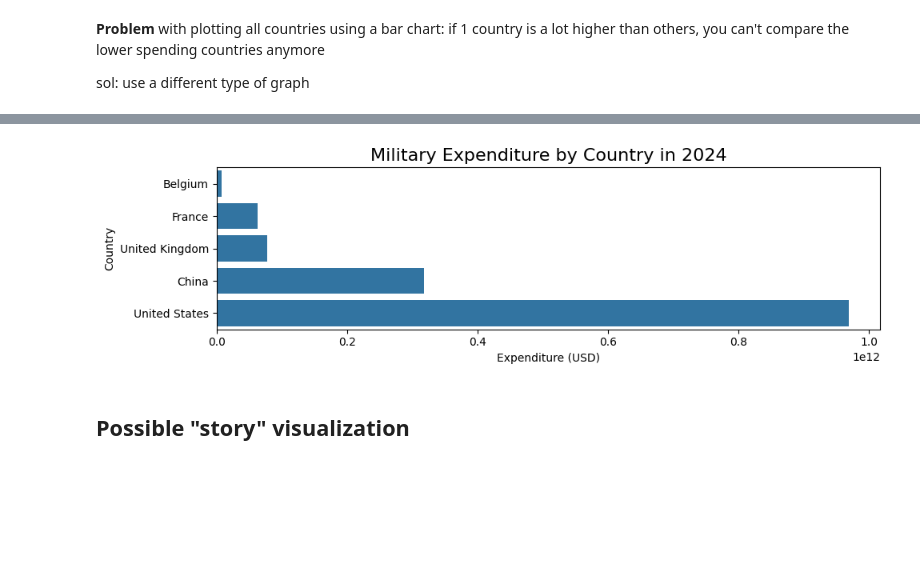
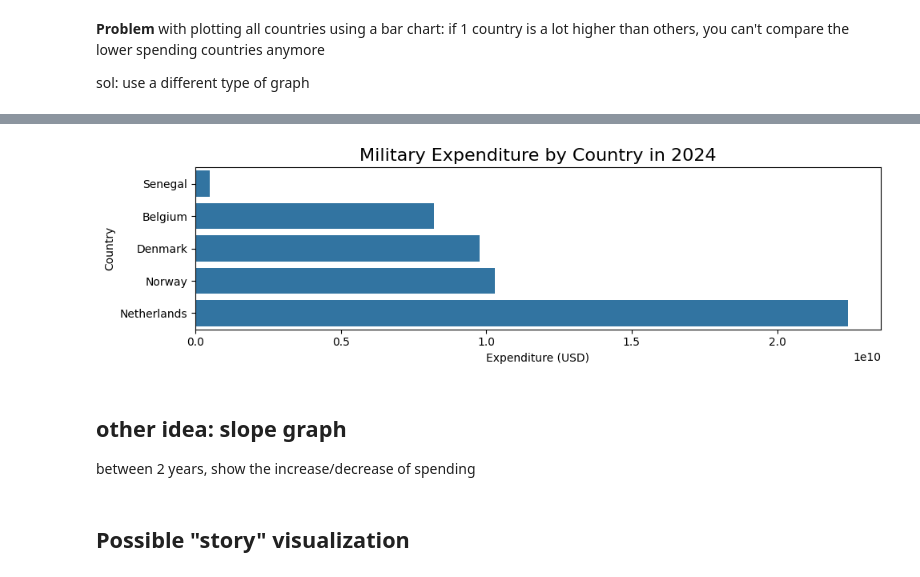
Before and after one commit to Datavisualiatie-UGent/project-dv26-9, a Jupyter notebook: exploration/explore.ipynb, the cells around one changed output, grey strips where cells are left out. Drawn from its saved outputs; the diff is of its cells as text; code cells hidden in the pictures; blank space fills up the shorter version.

```diff
--- a/exploration/explore.ipynb
+++ b/exploration/explore.ipynb
@@ -237,7 +237,7 @@ Difference:           75,718,350,418
 # %%
 from visualization.data_loader import get_data_for_countries
 
-countries = ['Ukraine']  # add more if present in your data
+countries = ['Belgium']  # add more if present in your data
 subset = get_data_for_countries(data, countries)
 
 plt.figure(figsize=(12,6))
@@ -313,9 +311,13 @@ plot_year_horizontal_bar(data, year)
 # %%
 year = 2024
-countries = ['United States', 'China', 'United Kingdom', 'France', "Belgium"]
+countries = ['Senegal', 'Belgium', 'Netherlands', 'Denmark', 'Norway']
 plot_year_horizontal_bar(data, year, countries)
 # %% [output]
-[figure, old version]
+[figure, new version]
+# %% [markdown]
+## other idea: slope graph
+
+between 2 years, show the increase/decrease of spending
 # %% [markdown]
 ## Possible "story" visualization
 # %% [markdown]
```
Also changed, not shown: parts of 7 cells of this notebook, 21 other files.
